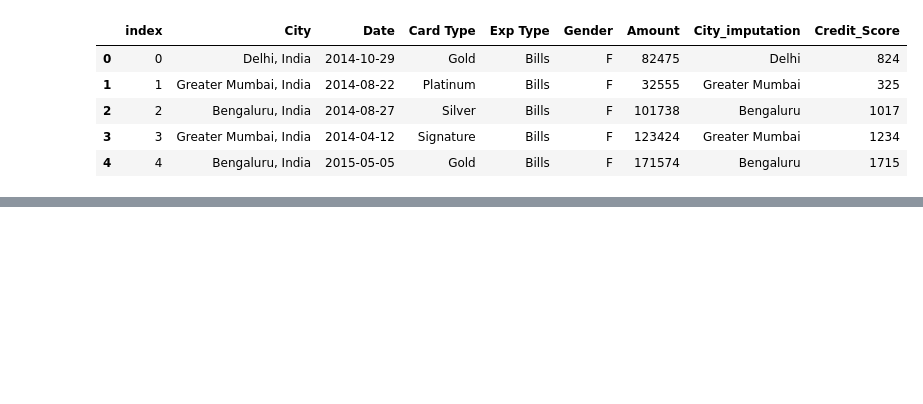
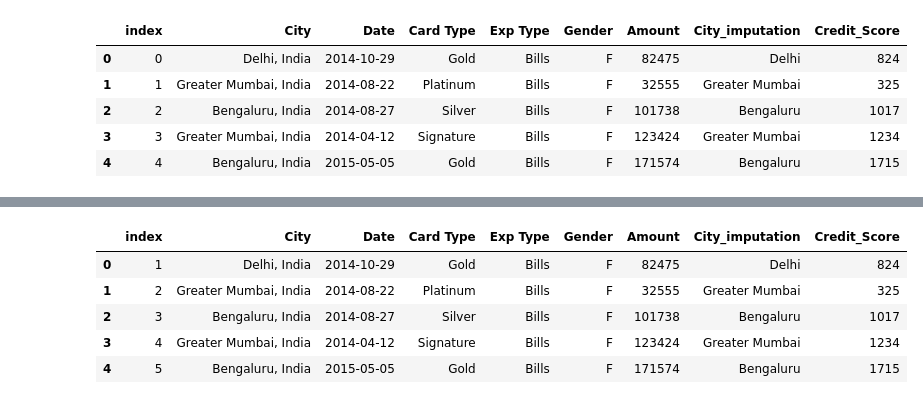
Before and after one commit to ankitg-02/Credit-Card-Transaction-Analysis, a Jupyter notebook: Credit_Card.ipynb, the cells around one changed output, grey strips where cells are left out. Drawn from its saved outputs; the diff is of its cells as text; code cells hidden in the pictures; blank space fills up the shorter version.

```diff
--- a/Credit_Card.ipynb
+++ b/Credit_Card.ipynb
@@ -161,9 +161,6 @@ sns.boxplot(credit['Amount'])
 plt.show()
 # %% [output]
 [figure]
-# %%
-credit['Credit_Score']=credit['Amount']//100
-#implementing a Credit_Score feature as per their amount transaction (100rs=1 credit score)
 # %%
 credit.head()
 # %% [output]
@@ -193,3 +172,0 @@ for i in credit['Credit_Score']:
-# %%
-credit['Credit_Status']=Credit_Status
-#implement a new feature Credit status so as we can find easily how much people are in the fixed range
@@ -230,5 +192,3 @@ plt.show()
-# %%
-credit.drop(columns='Credit_Status',axis=1,inplace=True)
 # %%
 credit.head()
 # %% [output]
@@ -238,3 +198,5 @@ credit.head()
 | 2 | 2 | Bengaluru, India | 2014-08-27 | Silver | Bills | F | 101738 | Bengaluru | 1017 |
 | 3 | 3 | Greater Mumbai, India | 2014-04-12 | Signature | Bills | F | 123424 | Greater Mumbai | 1234 |
 | 4 | 4 | Bengaluru, India | 2015-05-05 | Gold | Bills | F | 171574 | Bengaluru | 1715 |
+# %%
+credit['index']=credit.index+1
@@ -240,0 +232,9 @@ credit.head()
+# %%
+credit.head()
+# %% [output]
+|  | index | City | Date | Card Type | Exp Type | Gender | Amount | City_imputation | Credit_Score |
+| 0 | 1 | Delhi, India | 2014-10-29 | Gold | Bills | F | 82475 | Delhi | 824 |
+| 1 | 2 | Greater Mumbai, India | 2014-08-22 | Platinum | Bills | F | 32555 | Greater Mumbai | 325 |
+| 2 | 3 | Bengaluru, India | 2014-08-27 | Silver | Bills | F | 101738 | Bengaluru | 1017 |
+| 3 | 4 | Greater Mumbai, India | 2014-04-12 | Signature | Bills | F | 123424 | Greater Mumbai | 1234 |
+| 4 | 5 | Bengaluru, India | 2015-05-05 | Gold | Bills | F | 171574 | Bengaluru | 1715 |
```
Also changed, not shown: parts of 7 cells of this notebook.
